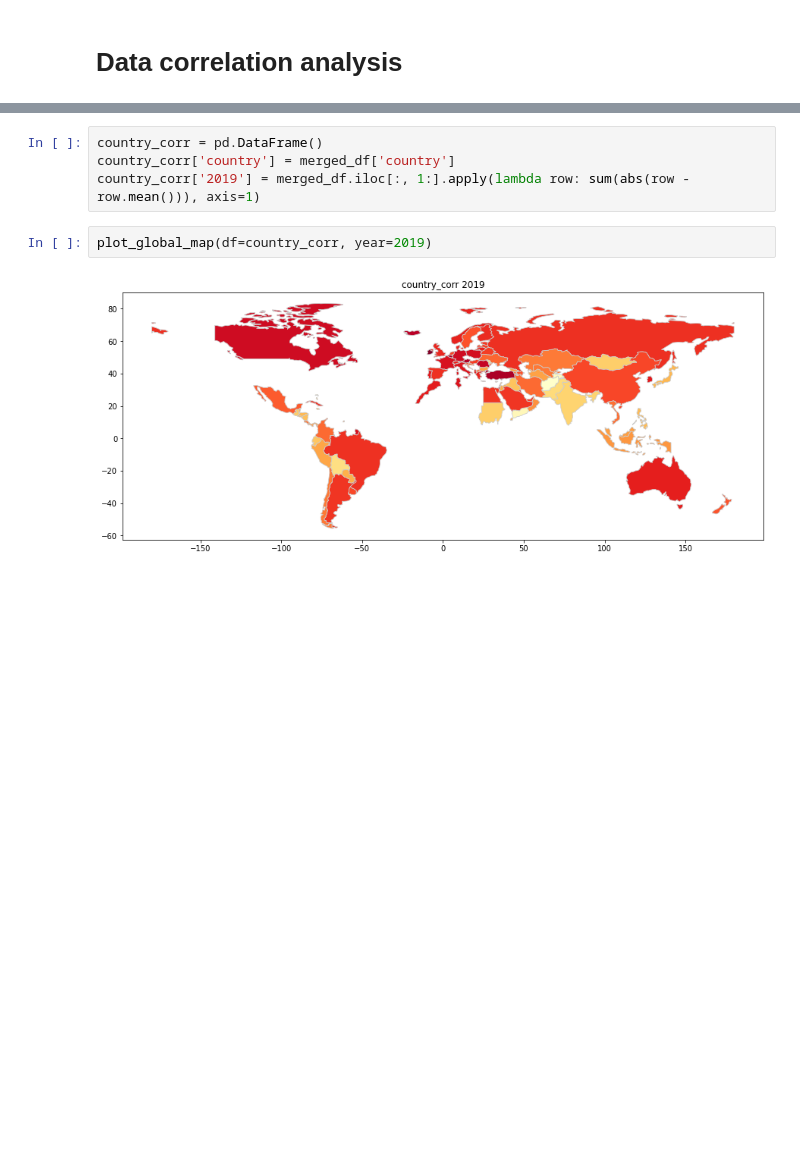
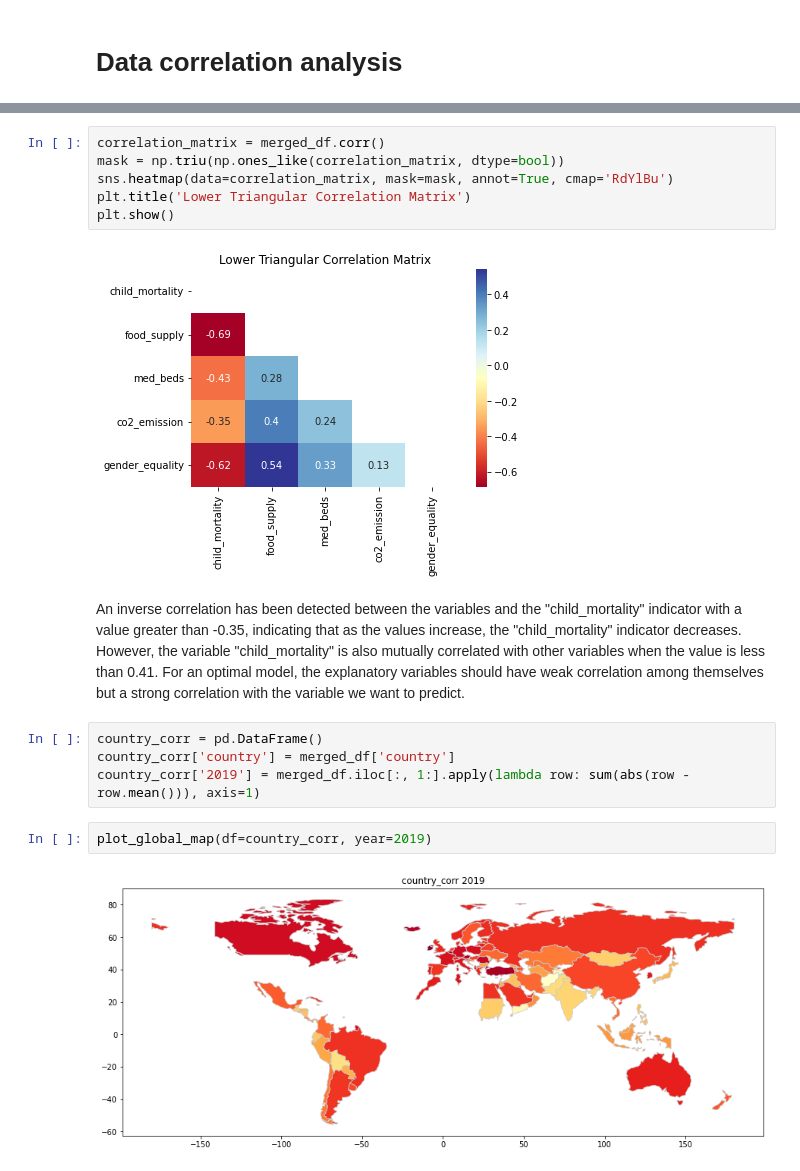
Before and after one commit to Norbert-Podgorski/Child-Mortality-Prediction-Bayesian-Model, a Jupyter notebook: KPI_analysis.ipynb, the cells around one changed output, grey strips where cells are left out. Cells and saved outputs as stored; diff of their text form; blank space fills up the shorter version.

```diff
--- a/KPI_analysis.ipynb
+++ b/KPI_analysis.ipynb
@@ -732,4 +738,14 @@ co2_emission      -0.353653
 dtype: float64
+# %%
+correlation_matrix = merged_df.corr()
+mask = np.triu(np.ones_like(correlation_matrix, dtype=bool))
+sns.heatmap(data=correlation_matrix, mask=mask, annot=True, cmap='RdYlBu')
+plt.title('Lower Triangular Correlation Matrix')
+plt.show()
+# %% [output]
+[figure, added]
+# %% [markdown]
+An inverse correlation has been detected between the variables and the "child_mortality" indicator with a value greater than -0.35, indicating that as the values increase, the "child_mortality" indicator decreases. However, the variable "child_mortality" is also mutually correlated with other variables when the value is less than 0.41. For an optimal model, the explanatory variables should have weak correlation among themselves but a strong correlation with the variable we want to predict.
 # %%
 country_corr = pd.DataFrame()
 country_corr['country'] = merged_df['country']
```
Also changed, not shown: parts of 13 cells of this notebook, 2 other files.
